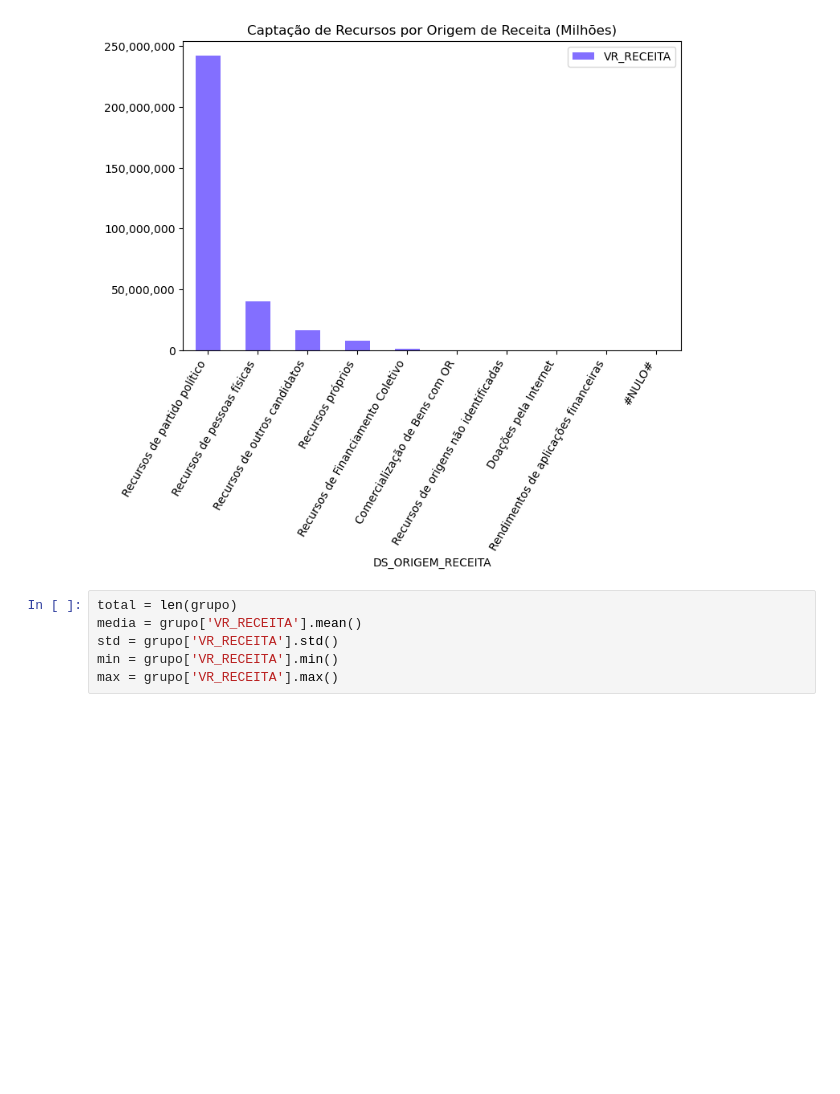
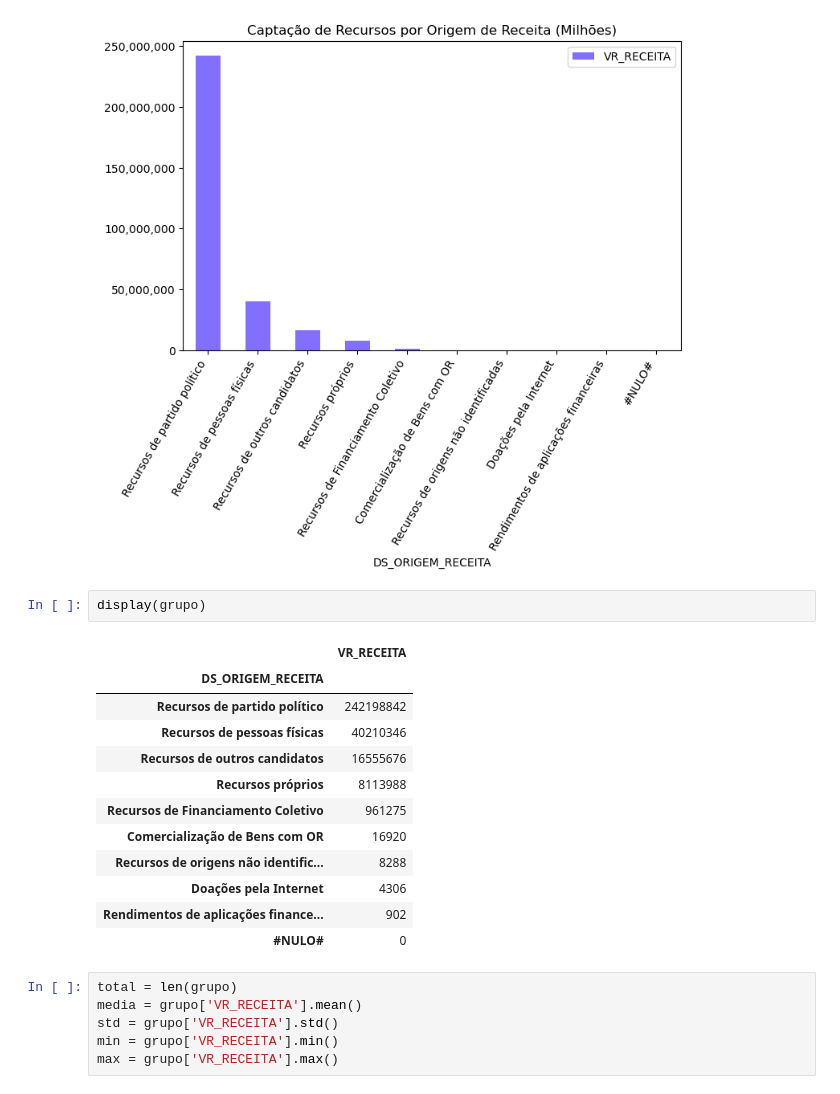
Before and after one commit to devBino/analise_dados_cases, a Jupyter notebook: prestacao_contas_partidos/rio_grande_do_sul/analise.ipynb, the cells around one changed output. Drawn from its saved outputs; the diff is of its cells as text; blank space fills up the shorter version.

```diff
--- a/prestacao_contas_partidos/rio_grande_do_sul/analise.ipynb
+++ b/prestacao_contas_partidos/rio_grande_do_sul/analise.ipynb
@@ -253,6 +282,21 @@ ax.set_xticklabels(ax.get_xticklabels(), rotation=60, ha='right')
 ax.yaxis.set_major_formatter(formatter)
 # %% [output]
 [figure]
+# %%
+display(grupo)
+# %% [output]
+|  | VR_RECEITA |
+| DS_ORIGEM_RECEITA |  |
+| Recursos de partido político | 242198842 |
+| Recursos de pessoas físicas | 40210346 |
+| Recursos de outros candidatos | 16555676 |
+| Recursos próprios | 8113988 |
+| Recursos de Financiamento Coletivo | 961275 |
+| Comercialização de Bens com OR | 16920 |
+| Recursos de origens não identific... | 8288 |
+| Doações pela Internet | 4306 |
+| Rendimentos de aplicações finance... | 902 |
+| #NULO# | 0 |
 # %%
 total = len(grupo)
 media = grupo['VR_RECEITA'].mean()
```
Also changed, not shown: parts of 6 cells of this notebook.
